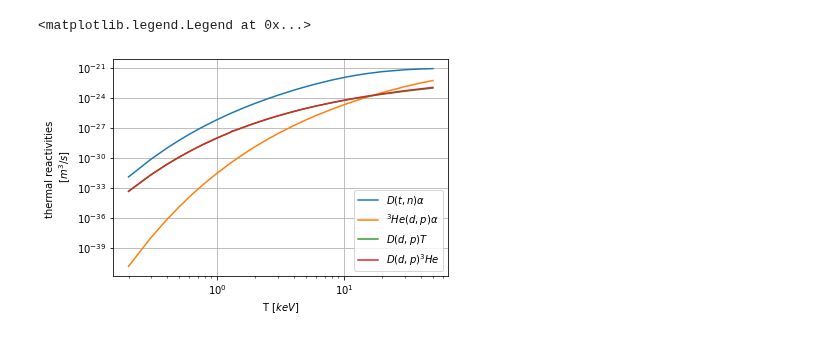
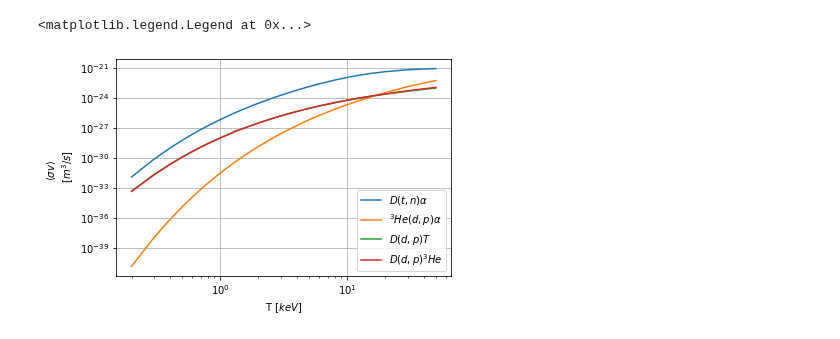
Before and after one commit to fusion-yun/fytok_old, a Jupyter notebook: docs/fusion.ipynb, the cells around one changed output. Drawn from its saved outputs; the diff is of its cells as text; code cells hidden in the pictures.

```diff
--- a/docs/fusion.ipynb
+++ b/docs/fusion.ipynb
@@ -36,15 +36,15 @@ thermal_reactivities = np.array([
 # %%
 ax=plt.gca()
 plt.grid(True)
 plt.plot(thermal_reactivities[:, 0]/1000, (thermal_reactivities[:, 1]),label=r"$D(t,n)\alpha$")
 plt.plot(thermal_reactivities[:, 0]/1000, (thermal_reactivities[:, 2]),label=r"$^3He(d,p)\alpha$")
 plt.plot(thermal_reactivities[:, 0]/1000, (thermal_reactivities[:, 3]),label=r"$D(d,p)T$")
 plt.plot(thermal_reactivities[:, 0]/1000, (thermal_reactivities[:, 4]),label=r"$D(d,p)^3He$")
 ax.set_xscale("log")
 ax.set_xlabel(r"T $[keV]$")
 ax.set_yscale("log")
-ax.set_ylabel("thermal reactivities \n $[m^3/s]$")
+ax.set_ylabel( "$\\left<\\sigma v \\right>$  \n $[m^3/s]$")
 plt.legend()
 # %% [output]
 <matplotlib.legend.Legend at 0x...>
-[figure, old version]
+[figure, new version]
```
Also changed, not shown: 7 other files.
